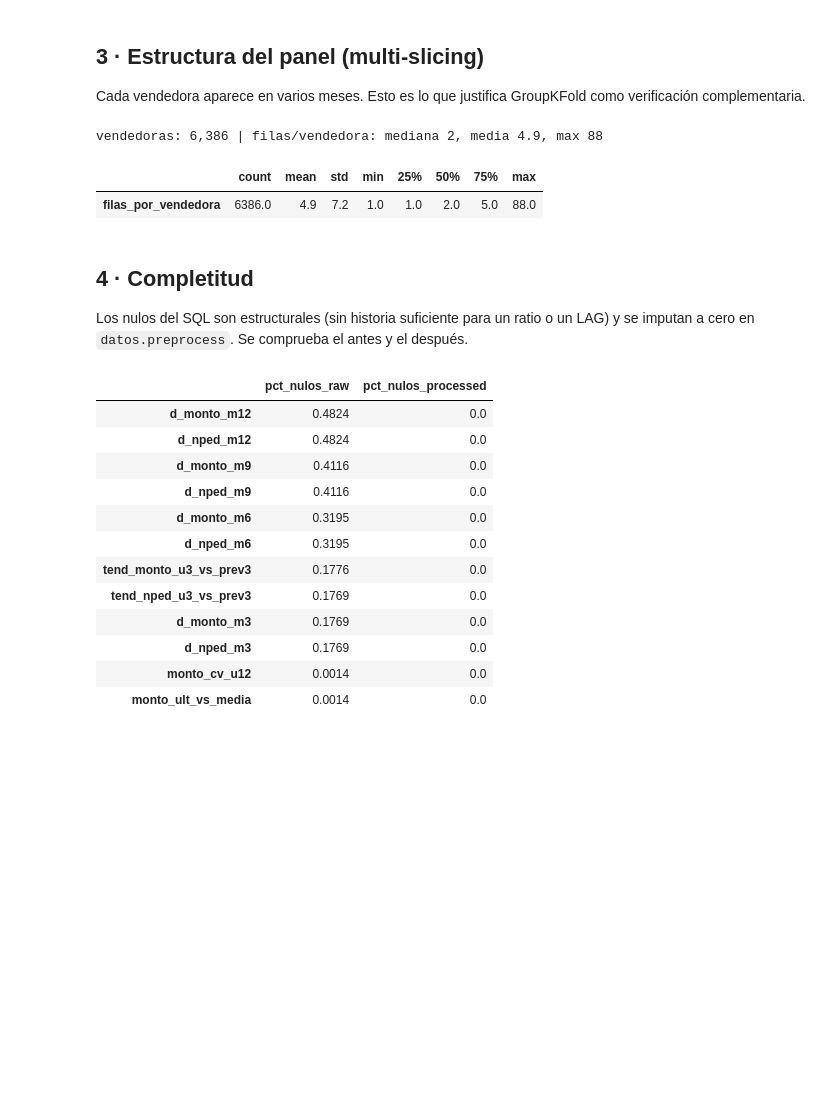
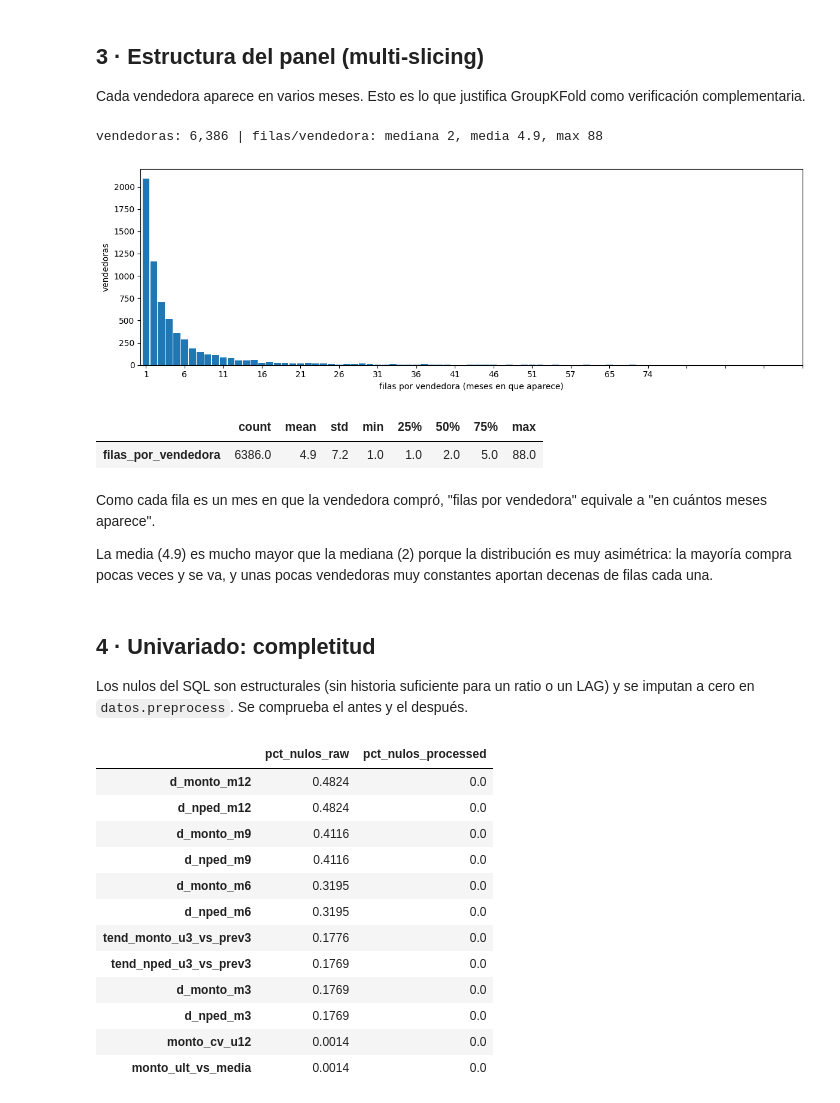
Before and after one commit to CarlosEscobarArroyo/customer-churn-prediction, a Jupyter notebook: sem2_draft/01_eda/eda.ipynb, the cells around one changed output. Drawn from its saved outputs; the diff is of its cells as text; code cells hidden in the pictures; blank space fills up the shorter version.

```diff
--- a/sem2_draft/01_eda/eda.ipynb
+++ b/sem2_draft/01_eda/eda.ipynb
@@ -66,14 +77,23 @@ Cada vendedora aparece en varios meses. Esto es lo que justifica GroupKFold como
 # %%
 por_vend = df.groupby("id_vendedor").size()
 print(f"vendedoras: {len(por_vend):,} | filas/vendedora: mediana {por_vend.median():.0f}, "
       f"media {por_vend.mean():.1f}, max {por_vend.max()}")
+por_vend.value_counts().sort_index().plot.bar(figsize=(12, 4), width=0.9)
+plt.xlabel("filas por vendedora (meses en que aparece)"); plt.ylabel("vendedoras")
+plt.xticks(range(0, por_vend.max(), 5), rotation=0)
+plt.tight_layout(); plt.savefig("../img/eda_filas_vendedora.png", dpi=200, bbox_inches="tight"); plt.show()
 por_vend.describe().round(1).to_frame("filas_por_vendedora").T
 # %% [output]
 vendedoras: 6,386 | filas/vendedora: mediana 2, media 4.9, max 88
+[figure, added]
 |  | count | mean | std | min | 25% | 50% | 75% | max |
 | filas_por_vendedora | 6386.0 | 4.9 | 7.2 | 1.0 | 1.0 | 2.0 | 5.0 | 88.0 |
+# %% [markdown]
+Como cada fila es un mes en que la vendedora compró, "filas por vendedora" equivale a "en cuántos meses aparece".
+
+La media (4.9) es mucho mayor que la mediana (2) porque la distribución es muy asimétrica: la mayoría compra pocas veces y se va, y unas pocas vendedoras muy constantes aportan decenas de filas cada una.
 # %% [markdown]
-## 4 · Completitud
+## 4 · Univariado: completitud
 
 Los nulos del SQL son estructurales (sin historia suficiente para un ratio o un LAG) y se imputan a cero en
 `datos.preprocess`. Se comprueba el antes y el después.
```
Also changed, not shown: parts of 17 cells of this notebook, 49 other files.
